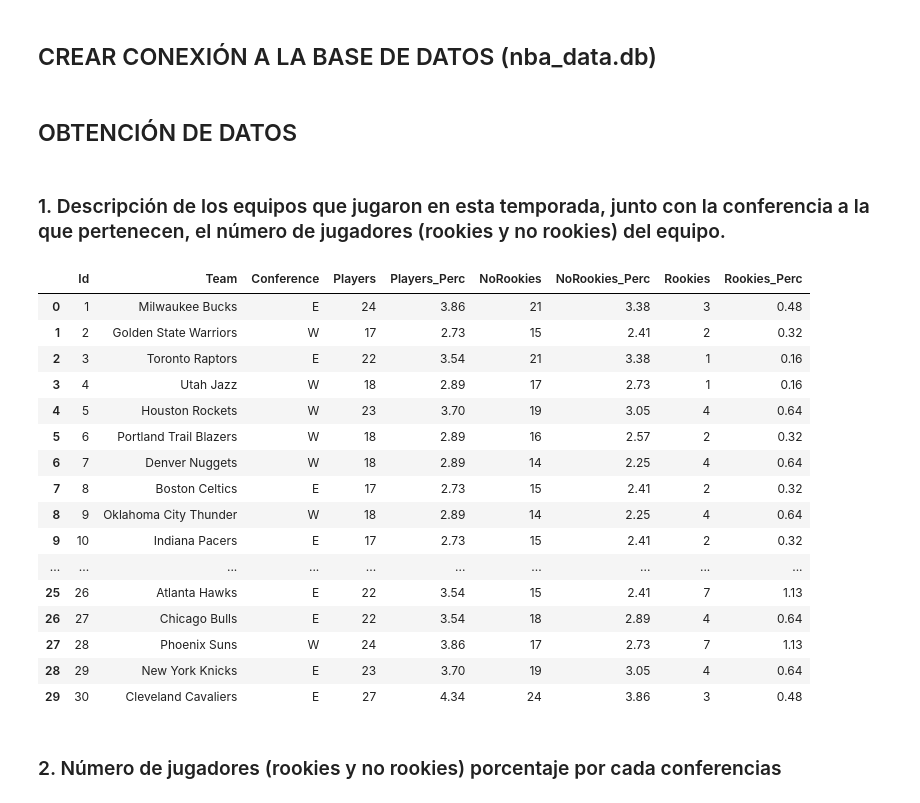
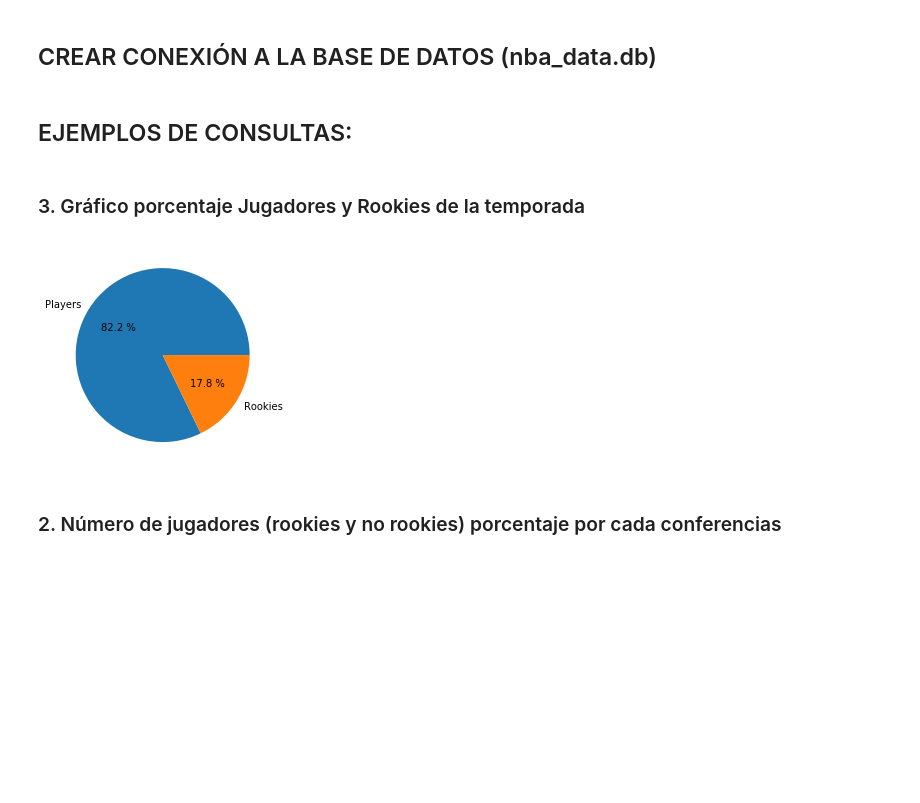
Before and after one commit to mapecode/nba-datawarehouse, a Jupyter notebook: Study.ipynb, the cells around one changed output. Cells and saved outputs as stored; diff of their text form; code cells hidden in the pictures; blank space fills up the shorter version.

Commit message:
Añadidas consultas

```diff
--- a/Study.ipynb
+++ b/Study.ipynb
@@ -10,32 +11,21 @@ import sqlite3 as sqlite
 sql_data = 'nba_data.db'
 connection = sqlite.connect(sql_data)
 # %% [markdown]
-## OBTENCIÓN DE DATOS
+## EJEMPLOS DE CONSULTAS:
-# %% [markdown]
-### 1. Descripción de los equipos que jugaron en esta temporada, junto con la conferencia a la que pertenecen, el número de jugadores (rookies y no rookies) del equipo.
-# %%
-query = 'SELECT * FROM STAT_PT;'
-
-playersTeams_df = pd.read_sql(query, connection)
-playersTeams_df
-# %% [output]
-|  | Id | Team | Conference | Players | Players_Perc | NoRookies | NoRookies_Perc | Rookies | Rookies_Perc |
-| 0 | 1 | Milwaukee Bucks | E | 24 | 3.86 | 21 | 3.38 | 3 | 0.48 |
-| 1 | 2 | Golden State Warriors | W | 17 | 2.73 | 15 | 2.41 | 2 | 0.32 |
-| 2 | 3 | Toronto Raptors | E | 22 | 3.54 | 21 | 3.38 | 1 | 0.16 |
-| 3 | 4 | Utah Jazz | W | 18 | 2.89 | 17 | 2.73 | 1 | 0.16 |
-| 4 | 5 | Houston Rockets | W | 23 | 3.70 | 19 | 3.05 | 4 | 0.64 |
-| 5 | 6 | Portland Trail Blazers | W | 18 | 2.89 | 16 | 2.57 | 2 | 0.32 |
-| 6 | 7 | Denver Nuggets | W | 18 | 2.89 | 14 | 2.25 | 4 | 0.64 |
-| 7 | 8 | Boston Celtics | E | 17 | 2.73 | 15 | 2.41 | 2 | 0.32 |
-| 8 | 9 | Oklahoma City Thunder | W | 18 | 2.89 | 14 | 2.25 | 4 | 0.64 |
-| 9 | 10 | Indiana Pacers | E | 17 | 2.73 | 15 | 2.41 | 2 | 0.32 |
-| ... | ... | ... | ... | ... | ... | ... | ... | ... | ... |
-| 25 | 26 | Atlanta Hawks | E | 22 | 3.54 | 15 | 2.41 | 7 | 1.13 |
-| 26 | 27 | Chicago Bulls | E | 22 | 3.54 | 18 | 2.89 | 4 | 0.64 |
-| 27 | 28 | Phoenix Suns | W | 24 | 3.86 | 17 | 2.73 | 7 | 1.13 |
-| 28 | 29 | New York Knicks | E | 23 | 3.70 | 19 | 3.05 | 4 | 0.64 |
-| 29 | 30 | Cleveland Cavaliers | E | 27 | 4.34 | 24 | 3.86 | 3 | 0.48 |
+# %% [markdown]
+### 3. Gráfico porcentaje Jugadores y Rookies de la temporada
+# %%
+query = "SELECT * FROM STAT_PT"
+playersConf_df = pd.read_sql(query, connection)
+noRookies_per = playersConf_df["NoRookies_Perc"].sum()
+rookies_per = playersConf_df["Rookies_Perc"].sum()
+values = [noRookies_per, rookies_per]
+names = ["Players", "Rookies"]
+
+plt.pie(values, labels=names, autopct="%0.1f %%")
+plt.show()
+# %% [output]
+[figure, added]
 # %% [markdown]
 ### 2. Número de jugadores (rookies y no rookies) porcentaje por cada conferencias
 # %%
```
Also changed, not shown: parts of 14 cells of this notebook, 1 other file.
